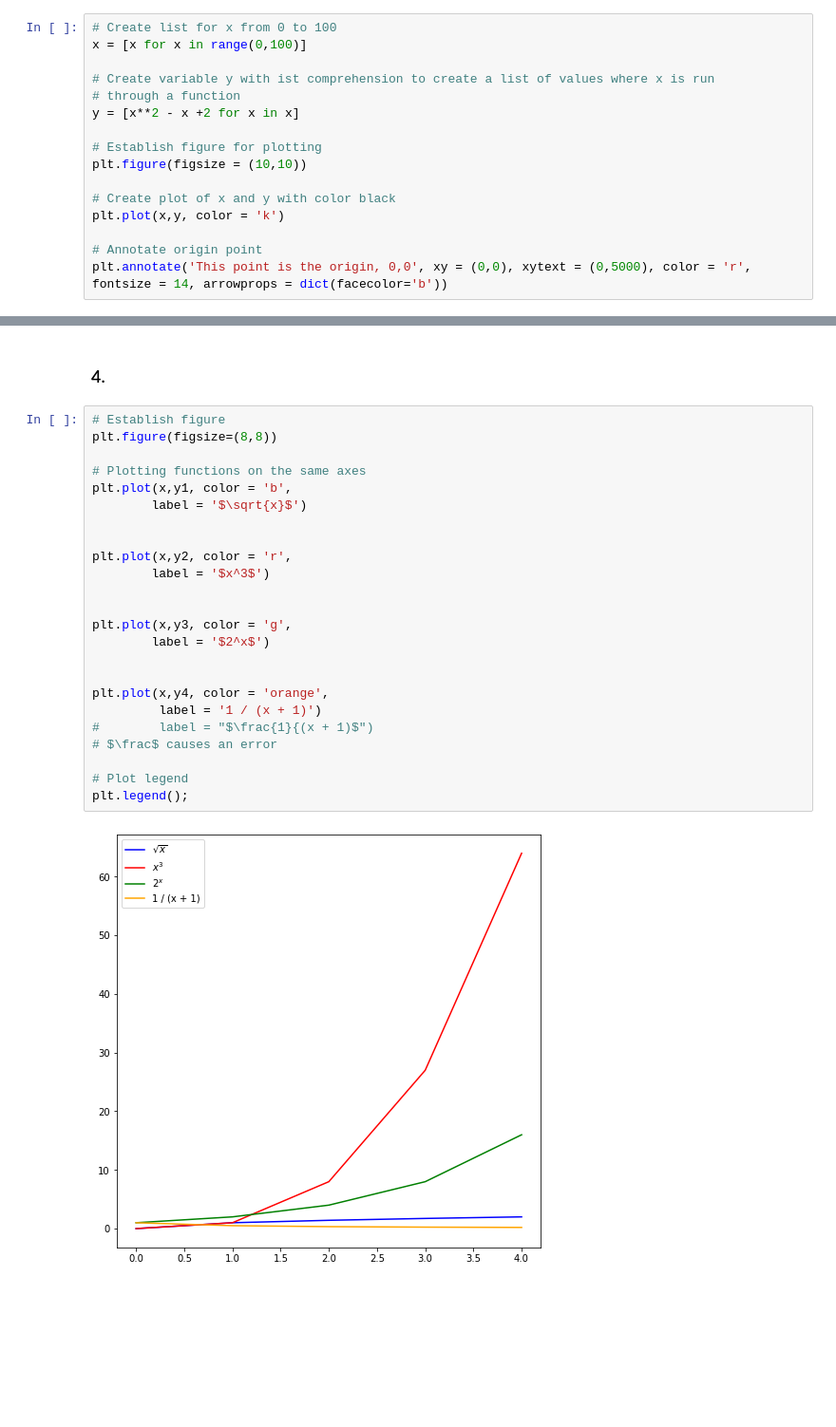
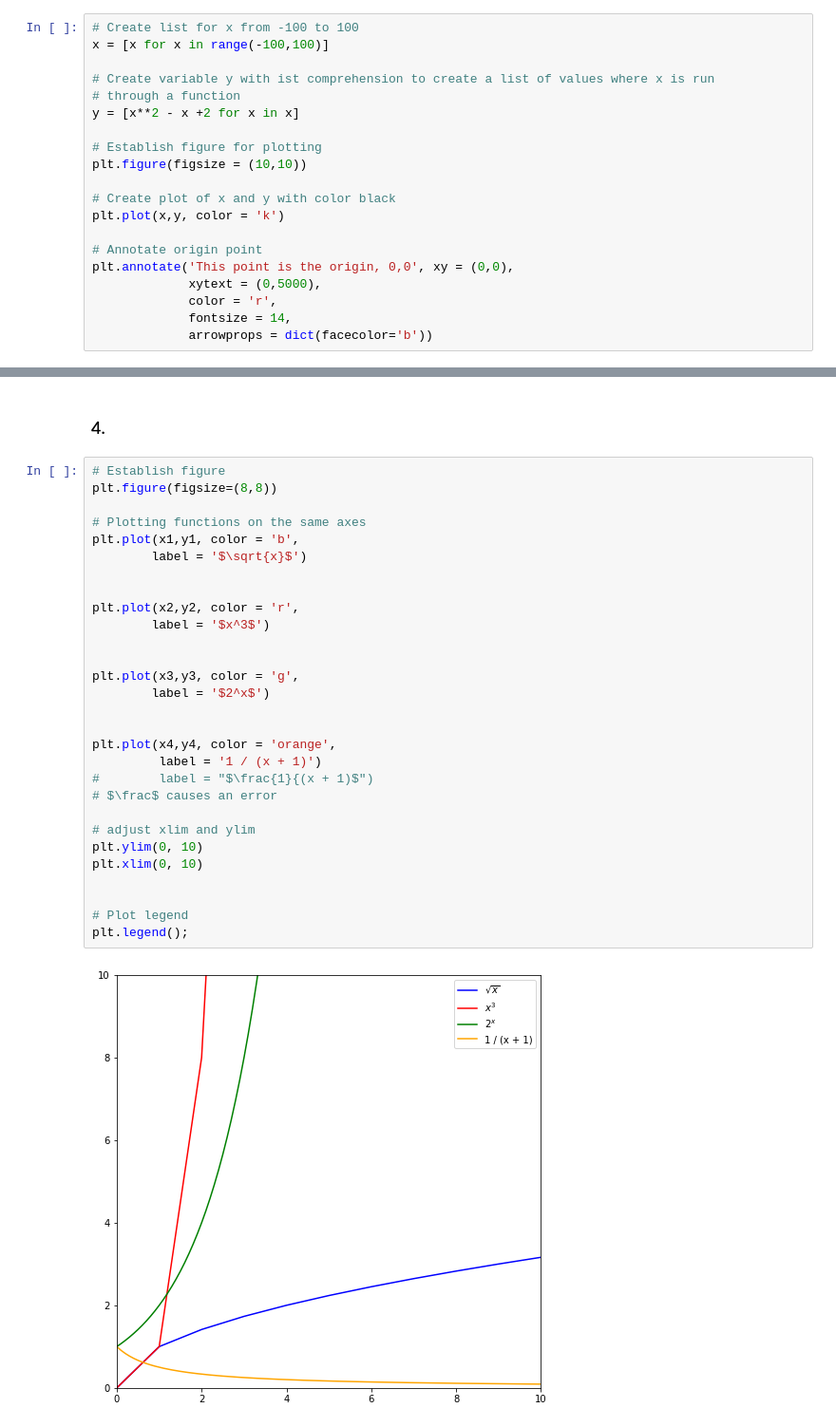
Before and after one commit to wheelerjoshua/numpy-pandas-visualization-exercises, a Jupyter notebook: matplotlib_exercises.ipynb, the cells around one changed output, grey strips where cells are left out. Shown at 95% size. Saved outputs shown, nothing was run; the diff lists cells and outputs as text; blank space fills up the shorter version.

```diff
--- a/matplotlib_exercises.ipynb
+++ b/matplotlib_exercises.ipynb
@@ -13,8 +13,8 @@ import pandas as pd
 # %% [markdown]
 ### 1.
 # %%
-# Create list for x from 0 to 100
-x = [x for x in range(0,100)]
+# Create list for x from -100 to 100
+x = [x for x in range(-100,100)]
 
 # Create variable y with ist comprehension to create a list of values where x is run
 # through a function
@@ -27,6 +27,10 @@ plt.figure(figsize = (10,10))
 plt.plot(x,y, color = 'k')
 
 # Annotate origin point
-plt.annotate('This point is the origin, 0,0', xy = (0,0), xytext = (0,5000), color = 'r', fontsize = 14, arrowprops = dict(facecolor='b'))
+plt.annotate('This point is the origin, 0,0', xy = (0,0),
+             xytext = (0,5000),
+             color = 'r',
+             fontsize = 14,
+             arrowprops = dict(facecolor='b'))
 # %% [output]
 Text(0, 5000, 'This point is the origin, 0,0')
@@ -109,26 +123,31 @@ plt.tight_layout()
 # %%
 # Establish figure
 plt.figure(figsize=(8,8))
 
 # Plotting functions on the same axes
-plt.plot(x,y1, color = 'b',
+plt.plot(x1,y1, color = 'b',
         label = '$\sqrt{x}$')
 
 
-plt.plot(x,y2, color = 'r',
+plt.plot(x2,y2, color = 'r',
         label = '$x^3$')
 
 
-plt.plot(x,y3, color = 'g',
+plt.plot(x3,y3, color = 'g',
         label = '$2^x$')
 
 
-plt.plot(x,y4, color = 'orange',
+plt.plot(x4,y4, color = 'orange',
          label = '1 / (x + 1)')
 #        label = "$\frac{1}{(x + 1)$")
 # $\frac$ causes an error
 
+# adjust xlim and ylim
+plt.ylim(0, 10)
+plt.xlim(0, 10)
+
+
 # Plot legend
 plt.legend();
 # %% [output]
-[figure, old version]
+[figure, new version]
```
Also changed, not shown: parts of 3 cells of this notebook, 1 other file.
